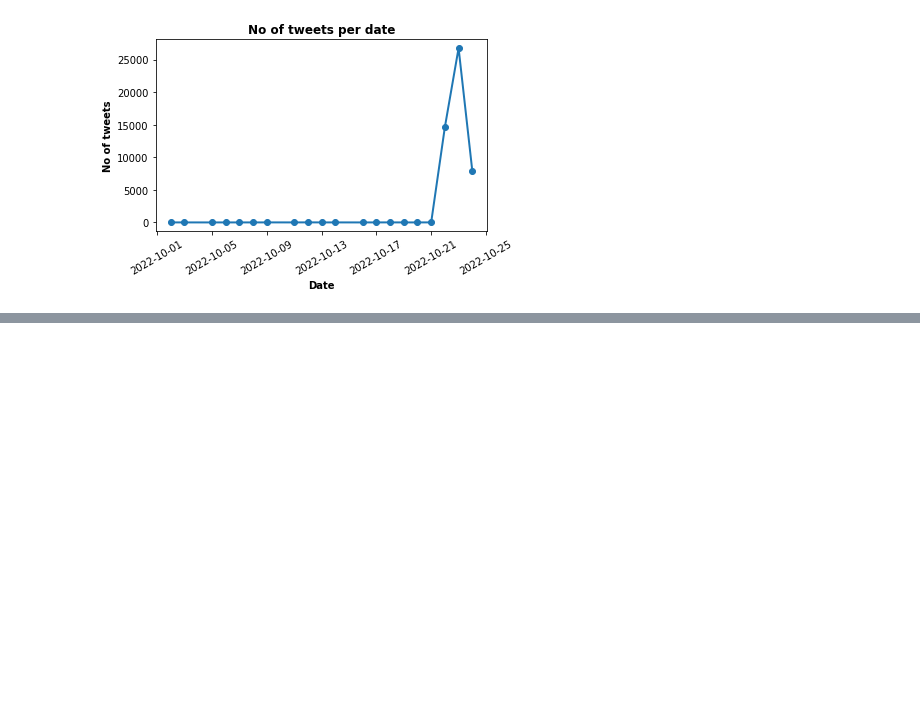
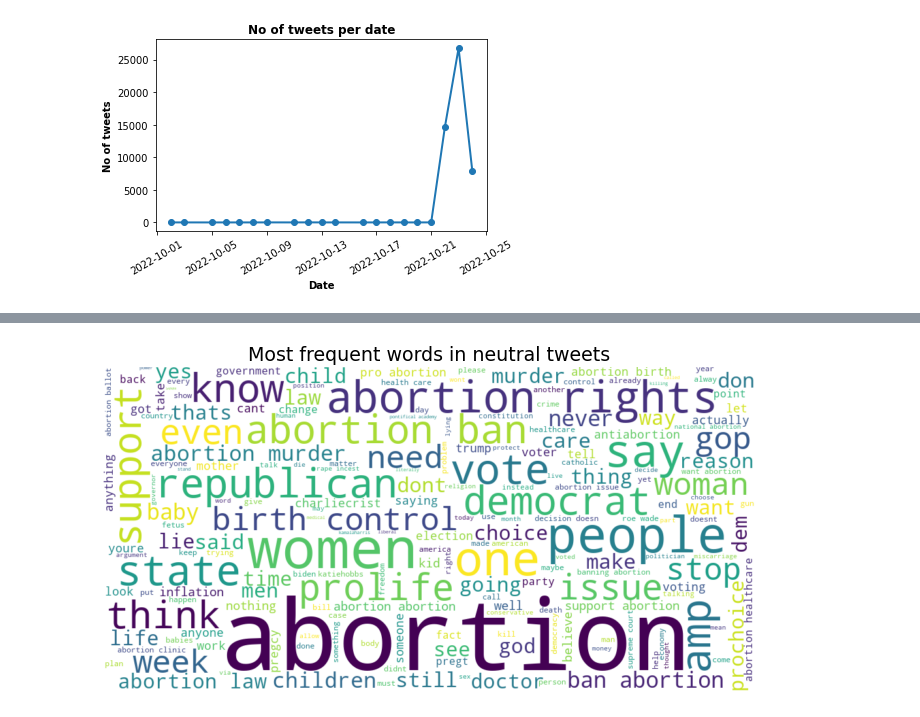
Before and after one commit to ushifali/Twiter_Analysis_Abortion_Law_US, a Jupyter notebook: EDA of unsupervised abortion tweets.ipynb, the cells around one changed output, grey strips where cells are left out. Saved outputs shown, nothing was run; the diff lists cells and outputs as text; code cells hidden in the pictures; blank space fills up the shorter version.

```diff
--- a/EDA of unsupervised abortion tweets.ipynb
+++ b/EDA of unsupervised abortion tweets.ipynb
@@ -508,0 +557,4 @@ plt.show()
+# %%
+neutral_tweets=train_data[train_data.Analysis == 'Neutral']
+neutral_tweets=neutral_tweets.sort_values(['Polarity'], ascending=False)
+neutral_tweets.head()
@@ -508,0 +593,12 @@ plt.show()
+# %%
+#Plot word clouds
+allWords = ' '.join( [twts for twts in neutral_tweets['clean']])
+plt.figure(figsize=(20,6), facecolor='None')
+wordCloud = WordCloud(width=1000, height=500, background_color='white').generate(allWords)
+
+plt.imshow(wordCloud,interpolation="bilinear")
+plt.axis('off')
+plt.title('Most frequent words in neutral tweets', fontsize=19)
+plt.show()
+# %% [output]
+[figure, added]
```
Also changed, not shown: parts of 38 cells of this notebook.
